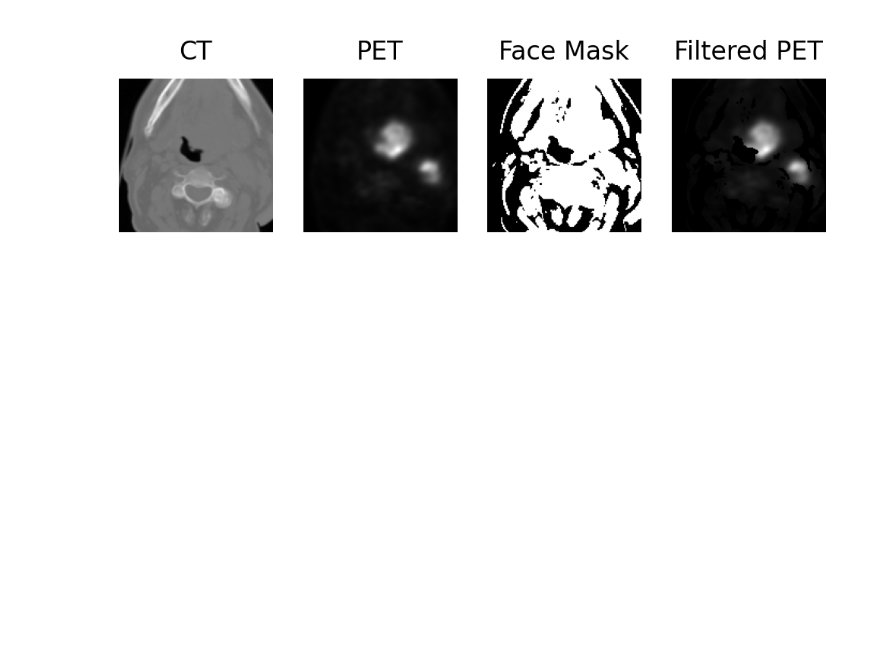
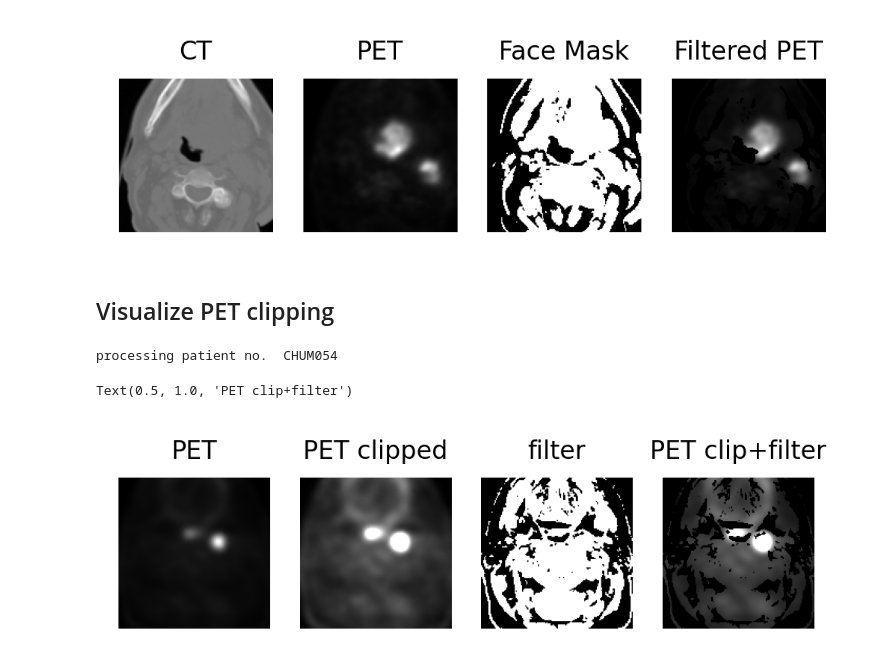
Before and after one commit to BBQtime/HNSCC-ct-pet-tumor-segmentation, a Jupyter notebook: Data statistics and visualization.ipynb, the cells around one changed output. Drawn from its saved outputs; the diff is of its cells as text; code cells hidden in the pictures; blank space fills up the shorter version.

Commit message:
clip+filter

```diff
--- a/Data statistics and visualization.ipynb
+++ b/Data statistics and visualization.ipynb
@@ -94,3 +94,68 @@ plt.savefig('petfm.png', dpi =300)
 # %% [output]
 processing patient no.  CHGJ007
 [figure]
+# %% [markdown]
+## Visualize PET clipping
+# %%
+%matplotlib inline
+import matplotlib.pyplot as plt
+import SimpleITK as sitk
+import os
+from multiprocessing import Pool
+import glob
+import numpy as np
+
+
+pt = 'CHUM054'
+#_ct.nii.gz
+
+print("processing patient no. ", pt)
+
+CT_path = path_in + pt +'_ct.nii.gz'
+PET_path = path_in + pt +'_pt.nii.gz'
+PETc_path = path_in + pt + '_ptc.nii.gz'
+PETcf_path = path_in + pt + '_ptcfx.nii.gz'
+
+pet_img = sitk.ReadImage(PET_path)
+pet = sitk.GetArrayFromImage(pet_img)
+petc_img = sitk.ReadImage(PETc_path)
+petc = sitk.GetArrayFromImage(petc_img)
+petcf_img = sitk.ReadImage(PETcf_path)
+petcf = sitk.GetArrayFromImage(petcf_img)
+
+ct_img = sitk.ReadImage(CT_path)
+ct = sitk.GetArrayFromImage(ct_img)
+
+
+PET_path = path_in + pt + '_ptc.nii.gz'
+
+
+fm  = ct > 0
+
+plt.figure(figsize=(4, 1.5), dpi=300)
+plt.set_cmap('gray')
+ax0 = plt.subplot(141)
+ax0.imshow(pet[107])
+ax0.axis('off')
+ax0.set_title('PET', fontsize=8)
+
+ax2 = plt.subplot(142)
+ax2.imshow(petc[107])
+ax2.axis('off')
+ax2.set_title('PET clipped', fontsize=8)
+
+ax1 = plt.subplot(143)
+ax1.imshow(fm[107])
+ax1.axis('off')
+ax1.set_title('filter', fontsize=8)
+
+ax3 = plt.subplot(144)
+ax3.imshow(petcf[107])
+ax3.axis('off')
+ax3.set_title('PET clip+filter', fontsize=8)
+
+plt.savefig('petcf.png', dpi =300)
+# %% [output]
+processing patient no.  CHUM054
+Text(0.5, 1.0, 'PET clip+filter')
+[figure, added]
```
Also changed, not shown: parts of 4 cells of this notebook, 6 other files.
